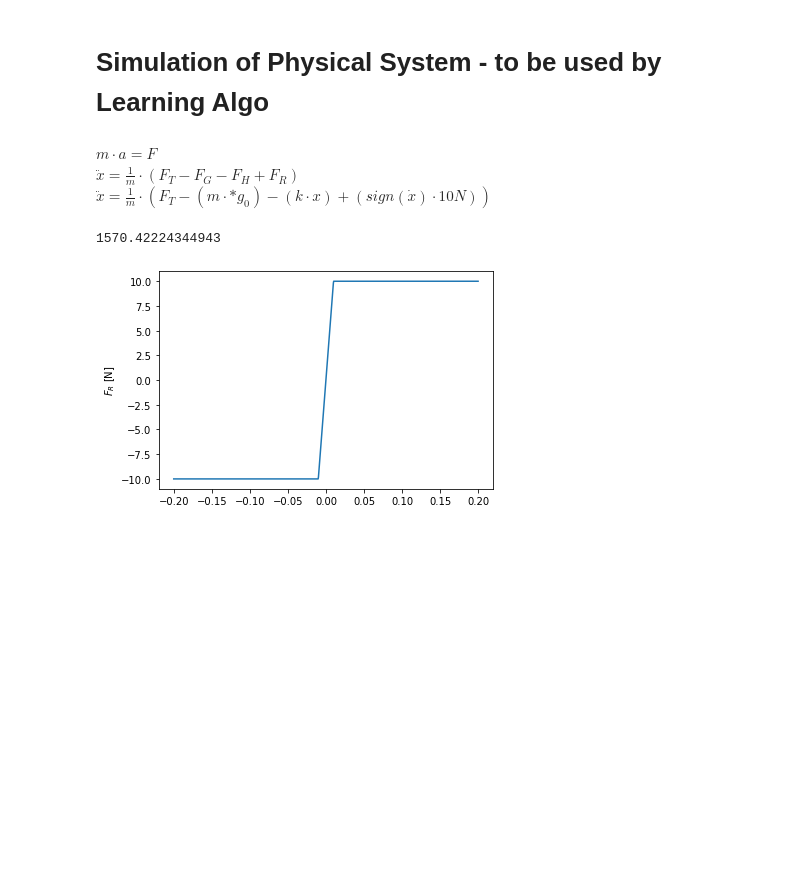
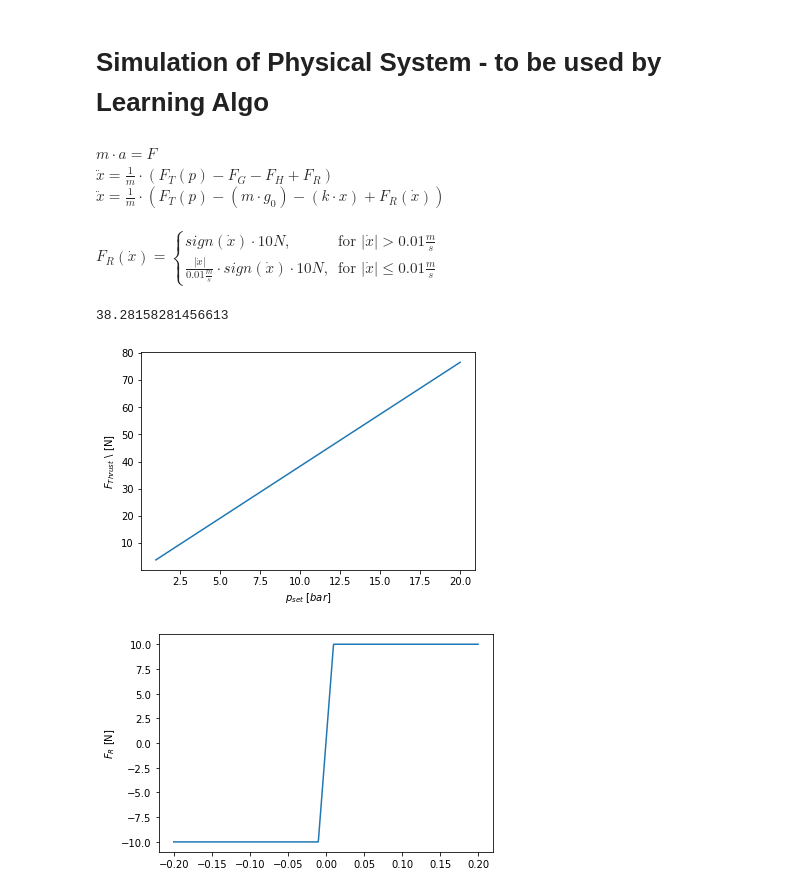
Before and after one commit to Sven-J-Steinert/Rocket-Hopper-DDPG, a Jupyter notebook: simulation.ipynb, the cells around one changed output. Saved outputs shown, nothing was run; the diff lists cells and outputs as text; code cells hidden in the pictures; blank space fills up the shorter version.

Commit message:
reasonable F_Thrust

```diff
--- a/simulation.ipynb
+++ b/simulation.ipynb
@@ -7,33 +7,45 @@ from scipy.integrate import solve_ivp
 import CoolProp.CoolProp as CP
 # %% [markdown]
 $m \cdot a = F$ <br>
-$\ddot{x}= \frac{1}{m} \cdot (F_T - F_G - F_H + F_R )$<br>
-$\ddot{x}= \frac{1}{m} \cdot (F_T - (m \cdot * g_0) - (k \cdot x) + (sign(\dot{x}) \cdot 10N) )$
+$\ddot{x}= \frac{1}{m} \cdot (F_T(p) - F_G - F_H + F_R )$<br>
+$\ddot{x}= \frac{1}{m} \cdot (F_T(p) - (m \cdot g_0) - (k \cdot x) + F_R(\dot{x}) )$<br>
+<br>
+$F_R(\dot{x})= \begin{cases}
+  sign(\dot{x}) \cdot 10N, & \text{for } \lvert \dot{x} \rvert > 0.01 \frac{m}{s} \\
+  \frac{\lvert \dot{x} \rvert}{0.01 \frac{m}{s}} \cdot sign(\dot{x}) \cdot 10N, & \text{for } \lvert \dot{x} \rvert \leq 0.01 \frac{m}{s}
+\end{cases}$
 # %%
 H = CP.PropsSI('H','P',300 * 1e5,'T',293, "Nitrogen") # assume Enthalpy constant ofer the whole system
 
 def F_Thrust(p_valve):
+    # p_valve in [bar]
+
     R = 296.8 # Gas constant of Nitrogen
     gamma = 1.4
-    D_th = 9 # nozzle throat diameter mm
-    D_ex = 11 # nozzle exit diameter mm
-    A_th = (D_th/4)**2*np.pi
-    A_ex = (D_ex/4)**2*np.pi
+    D_th = 0.009 # nozzle throat diameter m
+    D_ex = 0.011 # nozzle exit diameter mm
+    A_th = ((D_th/4)**2)*np.pi # [m²]
+    A_ex = ((D_ex/4)**2)*np.pi # [m²]
 
     # values over the mach shock
-    p_1 = p_valve
-    T_1 = CP.PropsSI('T','P',p_1 * 1e5,'H',H, "Nitrogen") # [K]
+    p_1 = p_valve * 1e5 # [Pa]
+    T_1 = CP.PropsSI('T','P',p_1,'H',H, "Nitrogen") # [K]
 
-    md = ((A_th*p_1)/np.sqrt((T_1*R)/gamma)*((gamma+1)/2))**((-gamma-1)/(2*(gamma-1)))
+    md = ((A_th*p_1)/np.sqrt((T_1*R)/gamma))*((gamma+1)/2)**((-gamma-1)/(2*(gamma-1))) # [kg/s]
+    #print(md)
 
-    M_ex = 1.5 # Initial value for the exit Mach number
+    # converge Mach number
+    M_ex_0 = 4 # Initial value for the exit Mach number
+    error = np.inf
 
-    for j in range(0 ,1):
-        M_ex = (A_th*A_ex)*((gamma+1)/2)**((-gamma-1)/(2*(gamma-1)))*(1+((gamma-1)/2)*M_ex**2)**((gamma+1)/2*(gamma-1))
+    while error > 0.001:
+        M_ex = M_ex_0-((((gamma+1)/2)**(-(gamma+1)/(2*(gamma-1)))*((1+(gamma-1)/2*M_ex_0**2)**((gamma+1)/(2*(gamma-1)))/M_ex_0)-A_ex/A_th)/((2*(M_ex_0**2-1)*((gamma-1)*M_ex_0**2+2)**((gamma+1)/(2*(gamma-1))-1))/((gamma+1)**((gamma+1)/(2*(gamma-1)))*M_ex_0**2)))
+        error = abs(M_ex-M_ex_0)
+        M_ex_0 = M_ex
+    #print(M_ex)
 
     T_2 = ((1 + ((gamma - 1)/2)*M_ex**2)**(-1))*T_1
     p_2 = ((1 + ((gamma - 1)/2)*M_ex**2)**(-gamma/(gamma - 1)))*p_1
-
     v_ex = M_ex * np.sqrt(gamma*R*T_2)
 
     F_T = md * v_ex + (p_1 - p_2) * A_ex
@@ -42,7 +54,19 @@ def F_Thrust(p_valve):
 
 F_Thrust(10)
 # %% [output]
-1570.42224344943
+38.28158281456613
+# %%
+# test F Thrust over pressure
+x = np.linspace(1,20,1000)
+y = []
+for i in x:
+    y.append(F_Thrust(i))
+plt.plot(x, y)
+plt.ylabel('$F_{Thrust}$ \ [N]')
+plt.xlabel('$p_{set} \ [bar]$')
+plt.show()
+# %% [output]
+[figure, added]
 # %%
 # 𝐹𝑅𝑅 ≈ 10𝑁 Rolling - Resistance against velocity
 # FG = m
```
Also changed, not shown: 1 other file.
